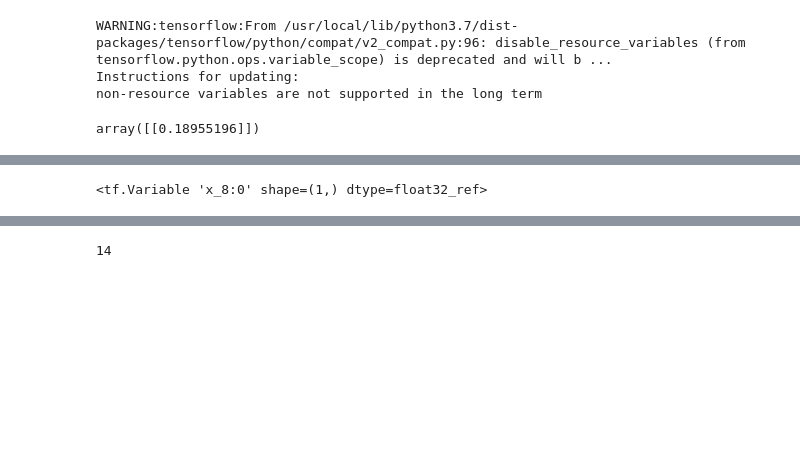
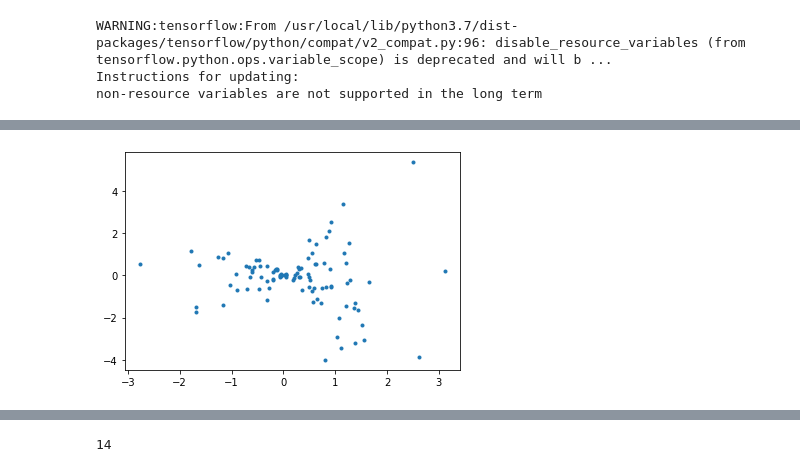
Before and after one commit to KyungRyeolBaek/study, a Jupyter notebook: AI study/ODE/ErrorCorr.ipynb, the cells around one changed output, grey strips where cells are left out. Saved outputs shown, nothing was run; the diff lists cells and outputs as text; code cells hidden in the pictures; blank space fills up the shorter version.

```diff
--- a/AI study/ODE/ErrorCorr.ipynb
+++ b/AI study/ODE/ErrorCorr.ipynb
@@ -71,64 +176,63 @@ def loss_function(W, x):
         loss_sum += err_sqr
     return loss_sum
 
-x_space = np.linspace(0, 1, nx)
-W = [npr.randn(1, 10), npr.randn(10, 1)]
-lmb = 0.001
+# x_space = np.linspace(0, 1, nx)
+# W = [npr.randn(1, 10), npr.randn(10, 1)]
+# lmb = 0.001
 
-for i in range(1000):
-    loss_grad =  grad(loss_function)(W, x_space)
+# for i in range(1000):
+#     loss_grad =  grad(loss_function)(W, x_space)
 
-    W[0] = W[0] - lmb * loss_grad[0]
-    W[1] = W[1] - lmb * loss_grad[1]
+#     W[0] = W[0] - lmb * loss_grad[0]
+#     W[1] = W[1] - lmb * loss_grad[1]
 
-res = [1 + xi * neural_network(W, xi)[0][0] for xi in x_space]
-neural_network(W, 1)
+# res = [1 + xi * neural_network(W, xi)[0][0] for xi in x_space]
+# neural_network(W, 1)
-# %% [output]
-array([[0.18955196]])
 # %%
 def sigmoid(x):
     return 1 / (1 + tf.math.exp(-x))
 
-
 def sigmoid_grad(x):
     return sigmoid(x) * (1 - sigmoid(x))
 
-
 def neural_network(W, x):
-    a1 = sigmoid(np.dot(x, W[0]))
-    return np.dot(tf.Variable(a1), W[1])
+    a1 = sigmoid(tf.tensordot(x, W[0], axes = 1))
+    return tf.tensordot(a1, W[1], axes = 1)
 
 
 def d_neural_network_dx(W, x, k=1):
-    return np.dot(tf.Variable(np.dot(tf.Variable(tf.transpose(W[1])), tf.Variable(tf.transpose(W[0])**k))), tf.Variable(sigmoid_grad(x)))
+    return tf.tensordot(tf.tensordot(tf.transpose(W[1]), tf.transpose(W[0])**k, axes = 1), sigmoid_grad(x), axes = 1)
 
-x_space = tf.Variable(tf.random_normal([1]), name = 'x')
-W = [tf.Variable(tf.random_normal([1, 10])), tf.Variable(tf.random_normal([10, 1]))]
+x_space = []
+y_space = []
+x_number = 100
+step_number = 1000
+for _ in range(x_number):
+  x = tf.Variable(tf.random_normal([1]), name = 'x')
+  W = [tf.Variable(tf.random_normal([1, 10])), tf.Variable(tf.random_normal([10, 1]))]
 
-ye = x_space * neural_network(W, x_space)
-yeprime = neural_network(W, x_space) + x_space * d_neural_network_dx(W, x_space)
 
-cost = tf.reduce_mean(tf.square(yeprime - ye))
-optimizer = tf.train.GradientDescentOptimizer(learning_rate = 1e-5)
-train = optimizer.minimize(cost)
+  sess = tf.Session()
+  init = tf.global_variables_initializer()
+  sess.run(init)
 
-ye
 
-# sess = tf.Session()
-# sess.run(tf.global_variables_initializer())
+  ye = x * neural_network(W, x)
+  yeprime = neural_network(W, x) + x * d_neural_network_dx(W, x)
 
-# for step in range(step_number + 1):
-#   cost_val, yprime_val, y_val, x_val, _ = sess.run([cost, yeprime, ye, x_space, train])
-#   if step % int(step_number / 5) == 0:
-#       print(step, "Cost: ", cost_val, "\n")
+  cost = tf.reduce_mean(tf.square(yeprime - ye))
+  optimizer = tf.train.GradientDescentOptimizer(learning_rate = 1e-5)
+  train = optimizer.minimize(cost)
 
-# def y(x):
-#   answer = 0
-#   for i in range(1, w_number + 1):
-#       answer += globals()['w{}_val'.format(i)]*(x**i)
-#   return answer[0]
 
-# globals()['w{}x{}'.format(w_number, x_number)] = [x_val, y(x_val)]
-# plt.plot(x_val, y(x_val), '.')
-# plt.show()
+  for step in range(step_number + 1):
+    cost_val, yprime_val, y_val, x_val, _ = sess.run([cost, yeprime, ye, x, train])
+    if step % int(step_number / 5) == 0:
+        # print(step, "Cost: ", cost_val, "\n")
+
+  x_space += list(x_val)
+  y_space += list(y_val)
+  sess.close()
+plt.plot(x_space, y_space, '.')
+plt.show()
 # %% [output]
@@ -136,4 +256 @@ ye
+[figure, added]
-# %%
-x_space
-# %% [output]
-<tf.Variable 'x_8:0' shape=(1,) dtype=float32_ref>
```
Also changed, not shown: parts of 4 cells of this notebook.
